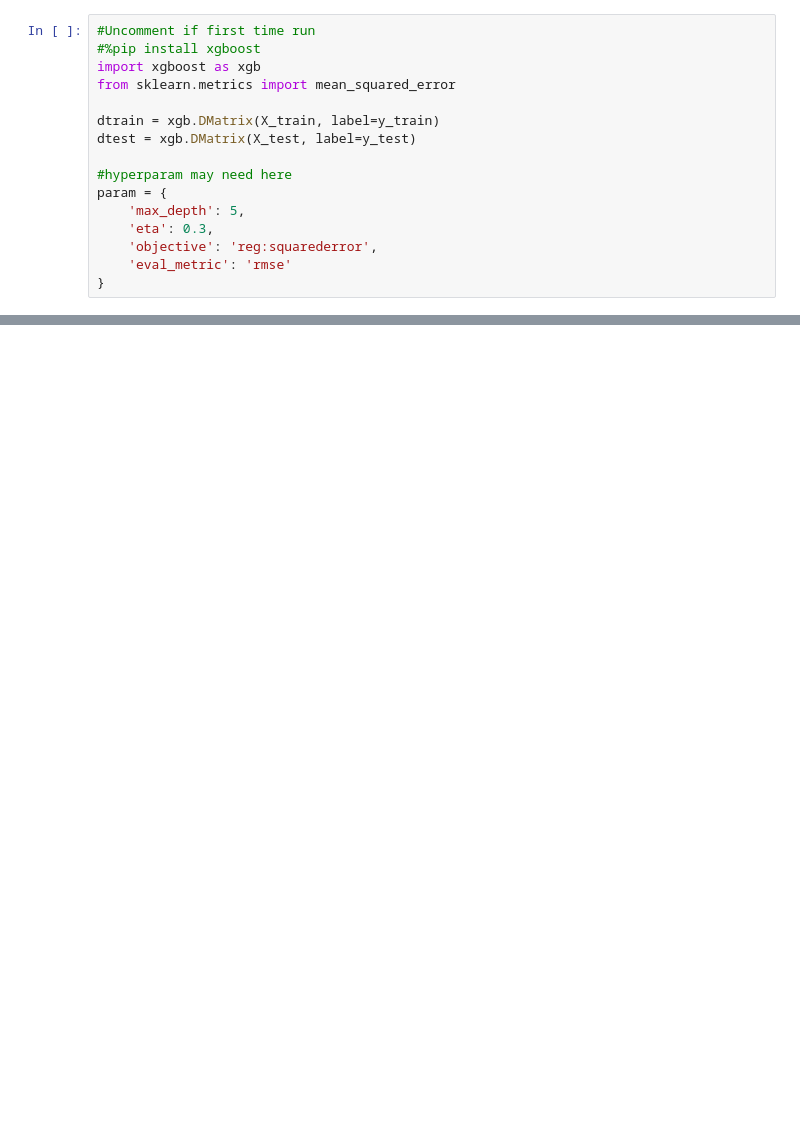
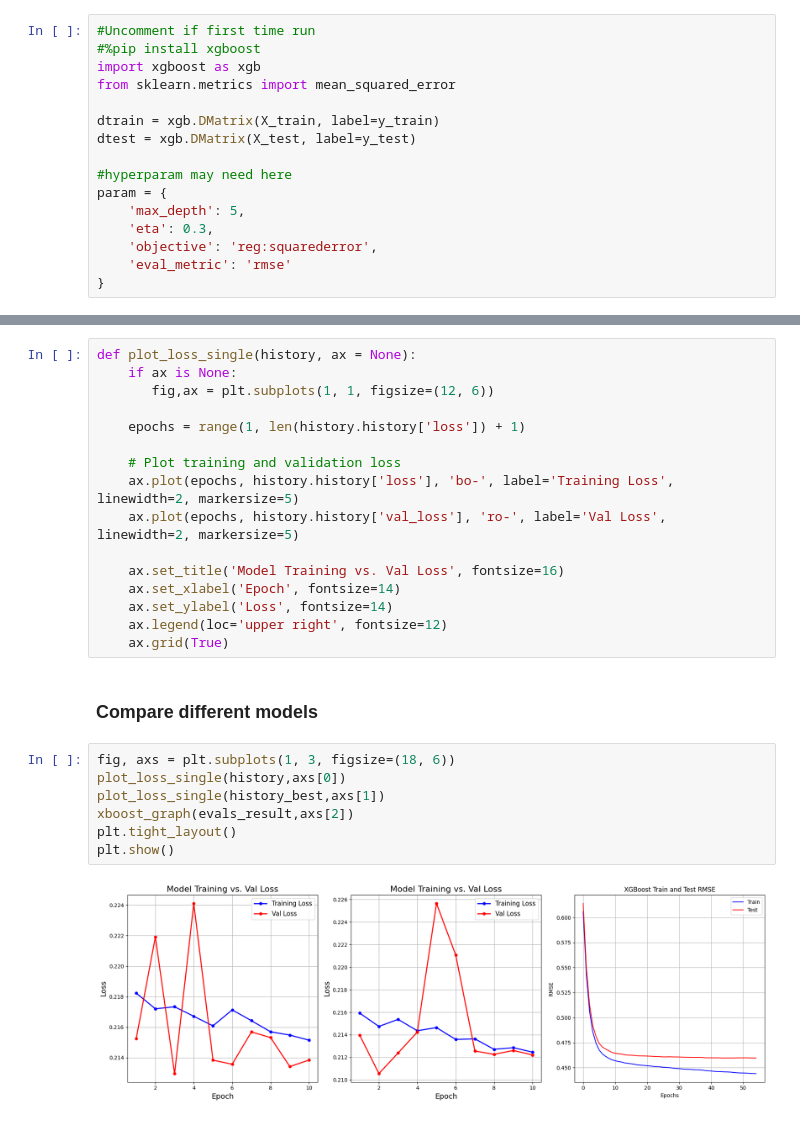
Before and after one commit to CSE151A-Project/151A-project, a Jupyter notebook: Milestone4.ipynb, the cells around one changed output, grey strips where cells are left out. Drawn from its saved outputs; the diff is of its cells as text; blank space fills up the shorter version.

```diff
--- a/Milestone4.ipynb
+++ b/Milestone4.ipynb
@@ -240,0 +376,27 @@ Test MSE: 0.181280
+# %%
+def plot_loss_single(history, ax = None):
+    if ax is None:
+       fig,ax = plt.subplots(1, 1, figsize=(12, 6))
+
+    epochs = range(1, len(history.history['loss']) + 1)
+
+    # Plot training and validation loss
+    ax.plot(epochs, history.history['loss'], 'bo-', label='Training Loss', linewidth=2, markersize=5)
+    ax.plot(epochs, history.history['val_loss'], 'ro-', label='Val Loss', linewidth=2, markersize=5)
+
+    ax.set_title('Model Training vs. Val Loss', fontsize=16)
+    ax.set_xlabel('Epoch', fontsize=14)
+    ax.set_ylabel('Loss', fontsize=14)
+    ax.legend(loc='upper right', fontsize=12)
+    ax.grid(True)
+# %% [markdown]
+### Compare different models
+# %%
+fig, axs = plt.subplots(1, 3, figsize=(18, 6))
+plot_loss_single(history,axs[0])
+plot_loss_single(history_best,axs[1])
+xboost_graph(evals_result,axs[2])
+plt.tight_layout()
+plt.show()
+# %% [output]
+[figure, added]
```
Also changed, not shown: parts of 22 cells of this notebook.
